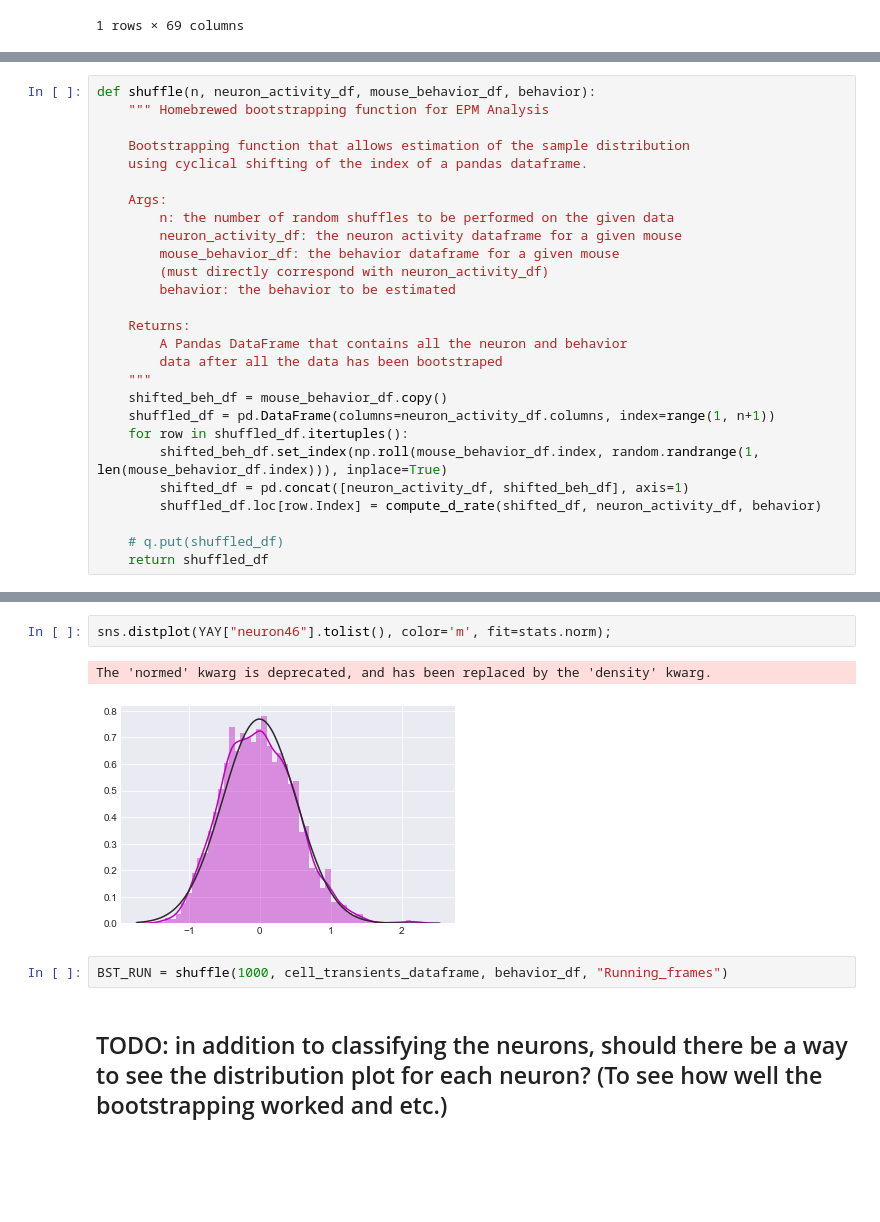
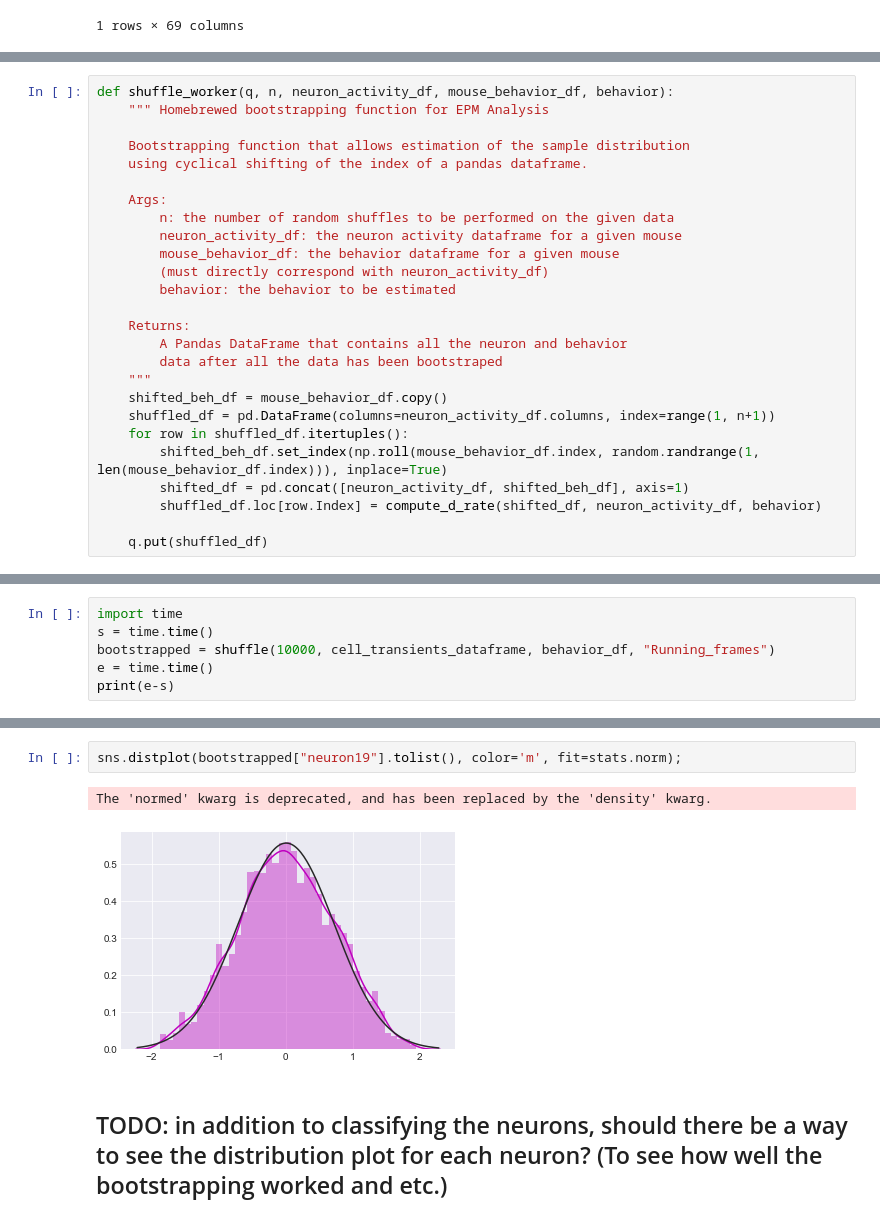
Before and after one commit to smu160/PvsNP, a Jupyter notebook: EPM_Analysis.ipynb, the cells around one changed output, grey strips where cells are left out. Drawn from its saved outputs; the diff is of its cells as text; blank space fills up the shorter version.

Commit message:
Moved multiprocessing functionality into new shuffle() and turned old shuffle() into the shuffle_worker()

```diff
--- a/EPM_Analysis.ipynb
+++ b/EPM_Analysis.ipynb
@@ -174,5 +170,5 @@ import time
 # %%
-def shuffle(n, neuron_activity_df, mouse_behavior_df, behavior):
+def shuffle_worker(q, n, neuron_activity_df, mouse_behavior_df, behavior):
     """ Homebrewed bootstrapping function for EPM Analysis
 
     Bootstrapping function that allows estimation of the sample distribution
@@ -196,6 +192,5 @@ def shuffle(n, neuron_activity_df, mouse_behavior_df, behavior):
         shifted_df = pd.concat([neuron_activity_df, shifted_beh_df], axis=1)
         shuffled_df.loc[row.Index] = compute_d_rate(shifted_df, neuron_activity_df, behavior)
 
-    # q.put(shuffled_df)
-    return shuffled_df
+    q.put(shuffled_df)
 # %%
@@ -241,0 +220,6 @@ YAY
+# %%
+import time
+s = time.time()
+bootstrapped = shuffle(10000, cell_transients_dataframe, behavior_df, "Running_frames")
+e = time.time()
+print(e-s)
@@ -242,9 +249,7 @@ YAY
 # %%
-sns.distplot(YAY["neuron46"].tolist(), color='m', fit=stats.norm);
+sns.distplot(bootstrapped["neuron19"].tolist(), color='m', fit=stats.norm);
 # %% [output]
 The 'normed' kwarg is deprecated, and has been replaced by the 'density' kwarg.
-[figure, old version]
+[figure, new version]
-# %%
-BST_RUN = shuffle(1000, cell_transients_dataframe, behavior_df, "Running_frames")
 # %% [markdown]
 ## TODO: in addition to classifying the neurons, should there be a way to see the distribution plot for each neuron? (To see how well the bootstrapping worked and etc.)
```
Also changed, not shown: parts of 13 cells of this notebook.
